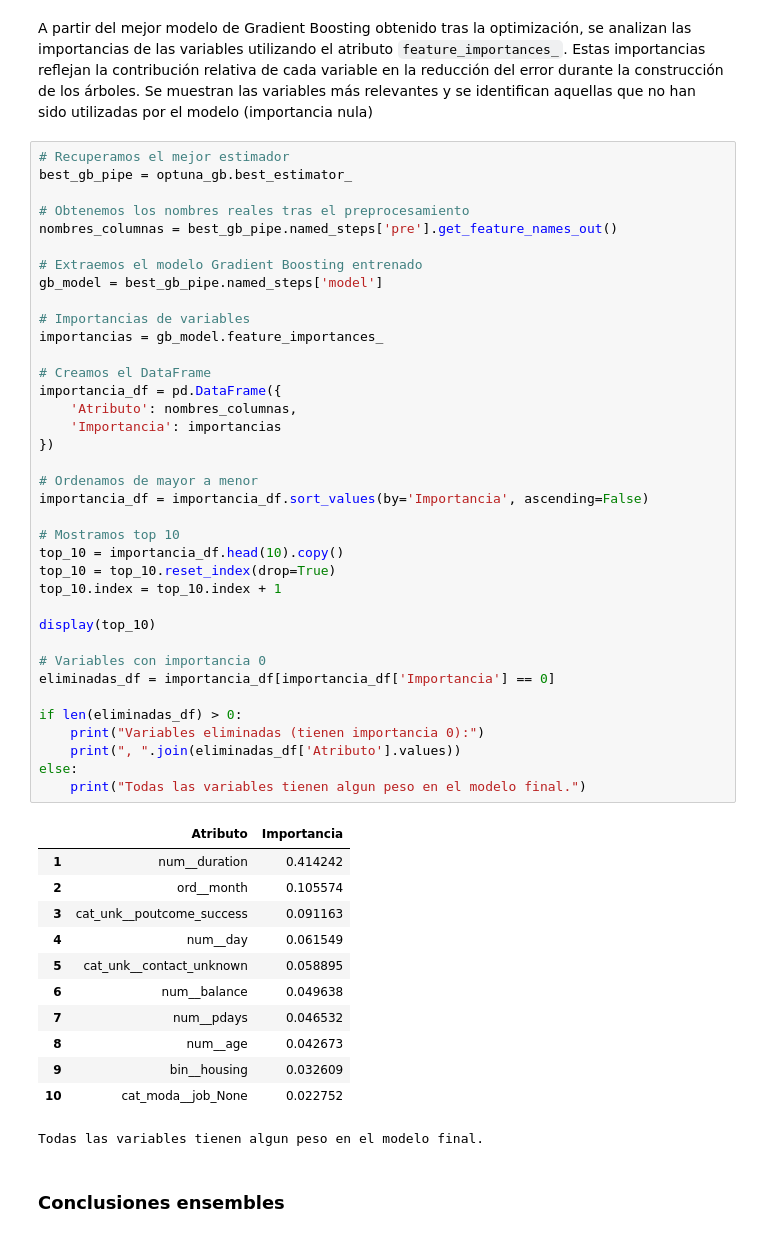
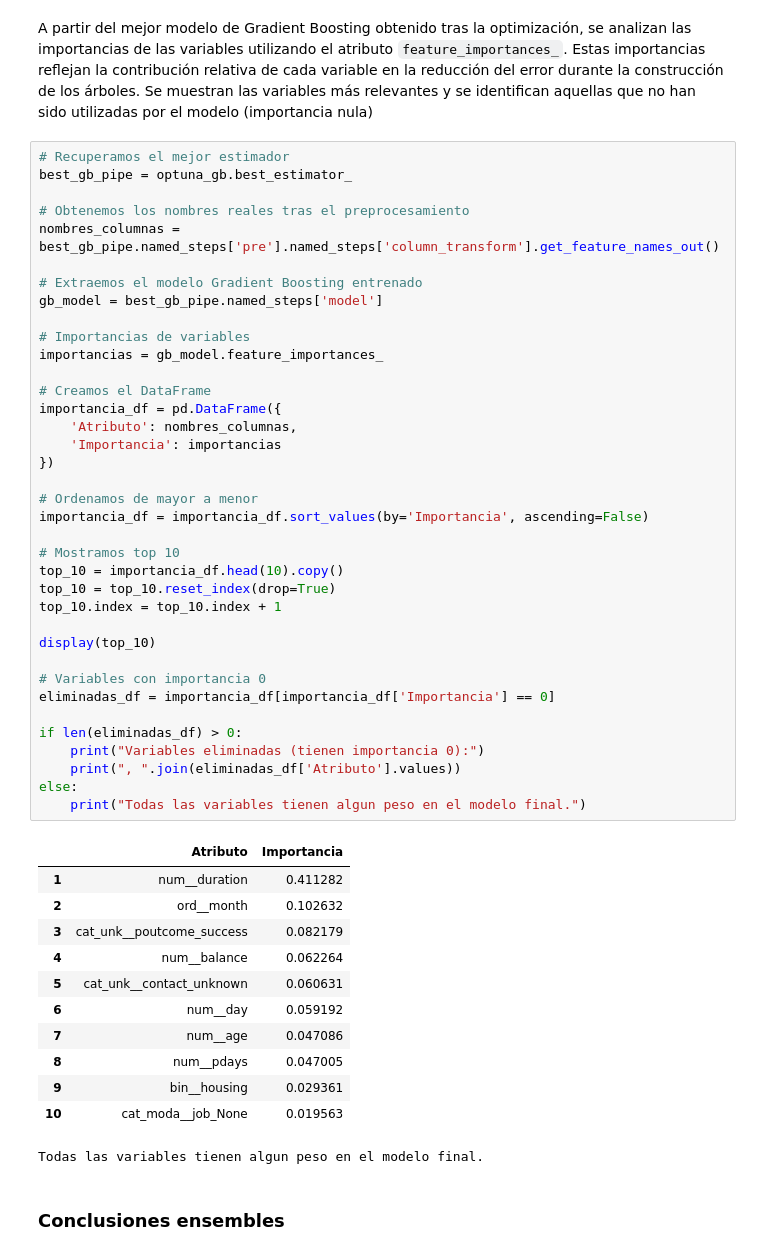
Before and after one commit to mmanchado6/P1_Machine_learning, a Jupyter notebook: Modelo.ipynb, the cells around one changed output. Saved outputs shown, nothing was run; the diff lists cells and outputs as text.

```diff
--- a/Modelo.ipynb
+++ b/Modelo.ipynb
@@ -1192,50 +1196,50 @@ A partir del mejor modelo de Gradient Boosting obtenido tras la optimización, s
 best_gb_pipe = optuna_gb.best_estimator_
 
 # Obtenemos los nombres reales tras el preprocesamiento
-nombres_columnas = best_gb_pipe.named_steps['pre'].get_feature_names_out()
+nombres_columnas = best_gb_pipe.named_steps['pre'].named_steps['column_transform'].get_feature_names_out()
 
 # Extraemos el modelo Gradient Boosting entrenado
 gb_model = best_gb_pipe.named_steps['model']
 
 # Importancias de variables
 importancias = gb_model.feature_importances_
 
 # Creamos el DataFrame
 importancia_df = pd.DataFrame({
     'Atributo': nombres_columnas,
     'Importancia': importancias
 })
 
 # Ordenamos de mayor a menor
 importancia_df = importancia_df.sort_values(by='Importancia', ascending=False)
 
 # Mostramos top 10
 top_10 = importancia_df.head(10).copy()
 top_10 = top_10.reset_index(drop=True)
 top_10.index = top_10.index + 1
 
 display(top_10)
 
 # Variables con importancia 0
 eliminadas_df = importancia_df[importancia_df['Importancia'] == 0]
 
 if len(eliminadas_df) > 0:
     print("Variables eliminadas (tienen importancia 0):")
     print(", ".join(eliminadas_df['Atributo'].values))
 else:
     print("Todas las variables tienen algun peso en el modelo final.")
 # %% [output]
 |  | Atributo | Importancia |
-| 1 | num__duration | 0.414242 |
-| 2 | ord__month | 0.105574 |
-| 3 | cat_unk__poutcome_success | 0.091163 |
-| 4 | num__day | 0.061549 |
-| 5 | cat_unk__contact_unknown | 0.058895 |
-| 6 | num__balance | 0.049638 |
-| 7 | num__pdays | 0.046532 |
-| 8 | num__age | 0.042673 |
-| 9 | bin__housing | 0.032609 |
-| 10 | cat_moda__job_None | 0.022752 |
+| 1 | num__duration | 0.411282 |
+| 2 | ord__month | 0.102632 |
+| 3 | cat_unk__poutcome_success | 0.082179 |
+| 4 | num__balance | 0.062264 |
+| 5 | cat_unk__contact_unknown | 0.060631 |
+| 6 | num__day | 0.059192 |
+| 7 | num__age | 0.047086 |
+| 8 | num__pdays | 0.047005 |
+| 9 | bin__housing | 0.029361 |
+| 10 | cat_moda__job_None | 0.019563 |
 Todas las variables tienen algun peso en el modelo final.
 # %% [markdown]
 ### Conclusiones ensembles
```
Also changed, not shown: parts of 16 cells of this notebook, 5 other files.
